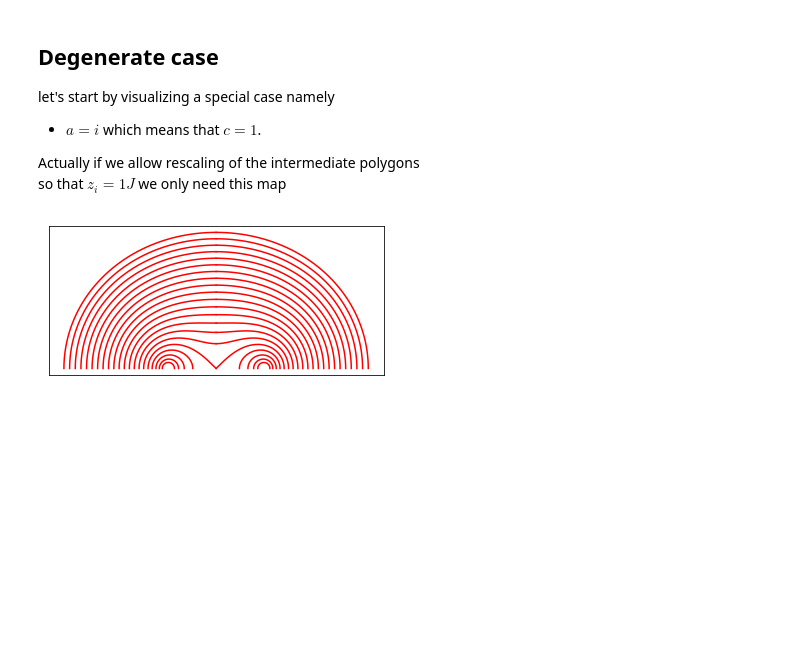
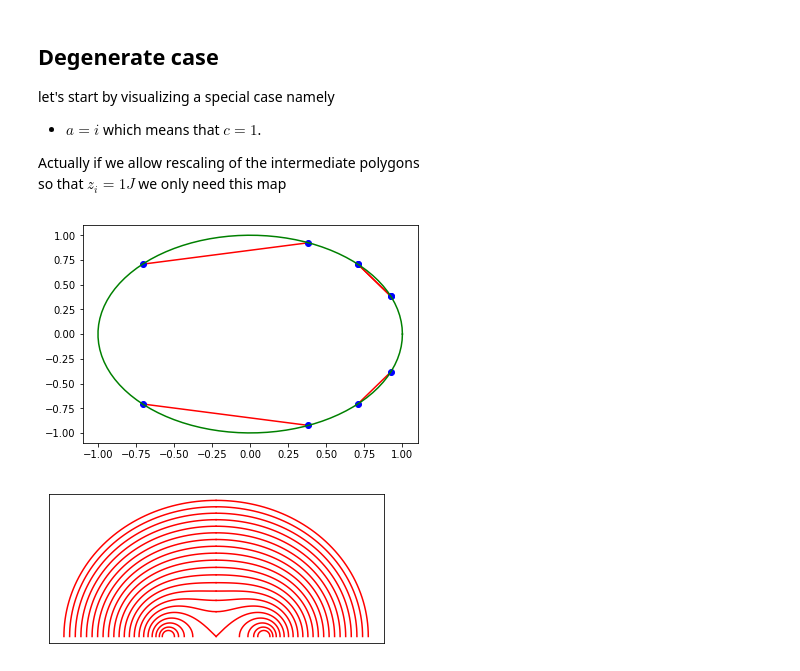
Before and after one commit to macbuse/CONFORMAL, a Jupyter notebook: zipper_conf_prod.ipynb, the cells around one changed output. Cells and saved outputs as stored; diff of their text form; code cells hidden in the pictures; blank space fills up the shorter version.

```diff
--- a/zipper_conf_prod.ipynb
+++ b/zipper_conf_prod.ipynb
@@ -319,6 +317,20 @@ let's start by visualizing a special case namely
 Actually if we allow rescaling of the intermediate
 polygons  <br>
 so that $z_i = 1J$ we only need this map
+# %%
+T = np.linspace(0, 2*np.pi, 5) + np.pi/4
+ZZ = np.cos(T) + 1J*np.sin(T)
+
+WW = np.array([cmath.sqrt(z) for z in ZZ])
+for x,y in zip(ZZ,WW):
+    plt_cplx(np.array([x,y]) )
+    plt_cplx(np.array([x,y]), sty='bo')
+
+T = np.linspace(0, 2*np.pi, 100)
+ZZ = np.cos(T) + 1J*np.sin(T)
+plt_cplx(ZZ,sty='g-')
+# %% [output]
+[figure, added]
 # %%
 def f_1J(w):
     if w == 1J : return 0
```
Also changed, not shown: parts of 9 cells of this notebook.
